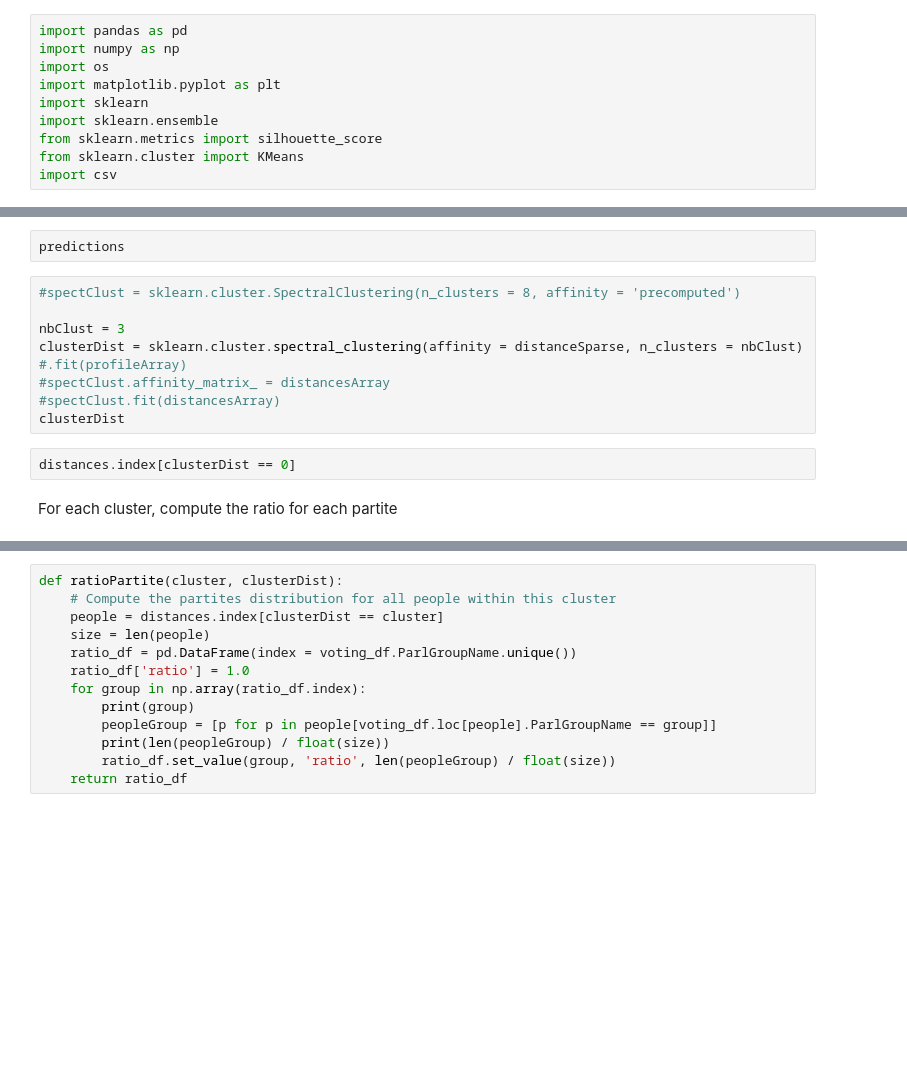
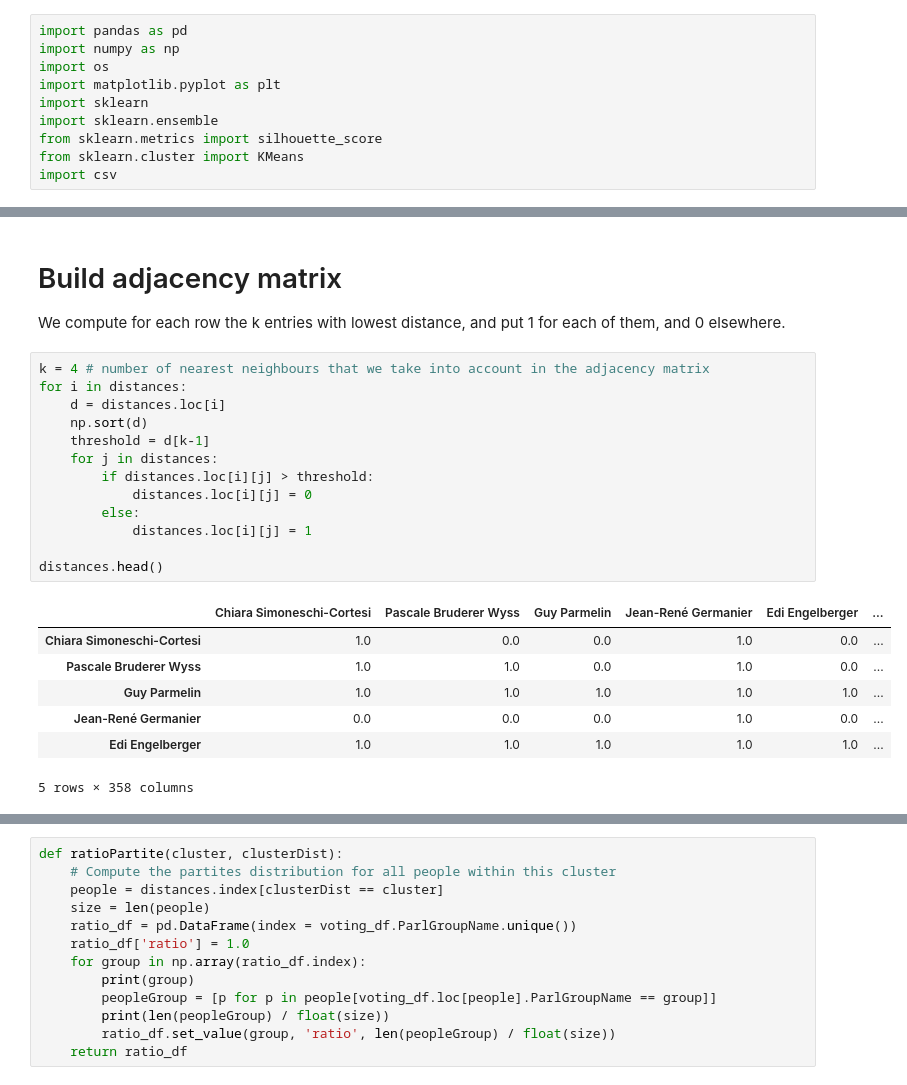
Before and after one commit to t-sanchez/ada-parliament-ML, a Jupyter notebook: 04-VotingProfile/Clustering.ipynb, the cells around one changed output, grey strips where cells are left out. Drawn from its saved outputs; the diff is of its cells as text; blank space fills up the shorter version.

Commit message:
Implement spectral clustering based on adjacency matrix with success

```diff
--- a/04-VotingProfile/Clustering.ipynb
+++ b/04-VotingProfile/Clustering.ipynb
@@ -57,15 +75,25 @@ print("Silhouette score : {s}".format(s=silhouette_score(profileMatrix, kmeans.l
-# %%
-predictions
-# %%
-#spectClust = sklearn.cluster.SpectralClustering(n_clusters = 8, affinity = 'precomputed')
-
-nbClust = 3
-clusterDist = sklearn.cluster.spectral_clustering(affinity = distanceSparse, n_clusters = nbClust)
-#.fit(profileArray)
-#spectClust.affinity_matrix_ = distancesArray
-#spectClust.fit(distancesArray)
-clusterDist
-# %%
-distances.index[clusterDist == 0]
-# %% [markdown]
-For each cluster, compute the ratio for each partite
+# %% [markdown]
+# Build adjacency matrix
+
+We compute for each row the k entries with lowest distance, and put 1 for each of them, and 0 elsewhere.
+# %%
+k = 4 # number of nearest neighbours that we take into account in the adjacency matrix
+for i in distances:
+    d = distances.loc[i]
+    np.sort(d)
+    threshold = d[k-1]
+    for j in distances:
+        if distances.loc[i][j] > threshold:
+            distances.loc[i][j] = 0
+        else:
+            distances.loc[i][j] = 1
+
+distances.head()
+# %% [output]
+|  | Chiara Simoneschi-Cortesi | Pascale Bruderer Wyss | Guy Parmelin | Jean-René Germanier | Edi Engelberger | ... |
+| Chiara Simoneschi-Cortesi | 1.0 | 0.0 | 0.0 | 1.0 | 0.0 | ... |
+| Pascale Bruderer Wyss | 1.0 | 1.0 | 0.0 | 1.0 | 0.0 | ... |
+| Guy Parmelin | 1.0 | 1.0 | 1.0 | 1.0 | 1.0 | ... |
+| Jean-René Germanier | 0.0 | 0.0 | 0.0 | 1.0 | 0.0 | ... |
+| Edi Engelberger | 1.0 | 1.0 | 1.0 | 1.0 | 1.0 | ... |
+5 rows × 358 columns
```
Also changed, not shown: parts of 18 cells of this notebook, 11 other files.
